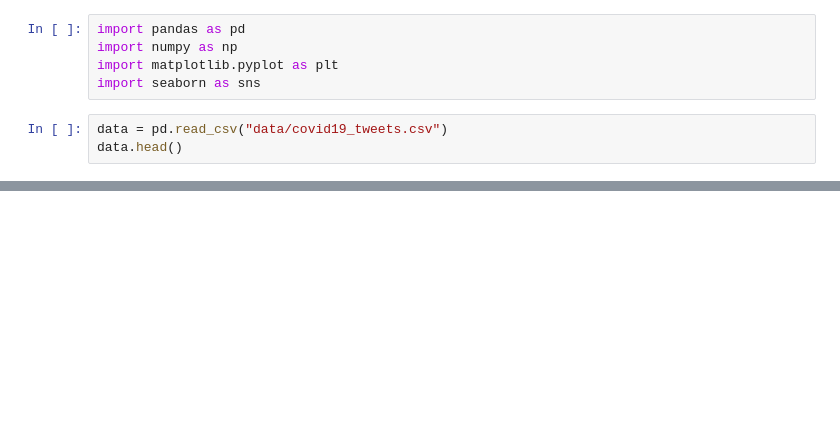
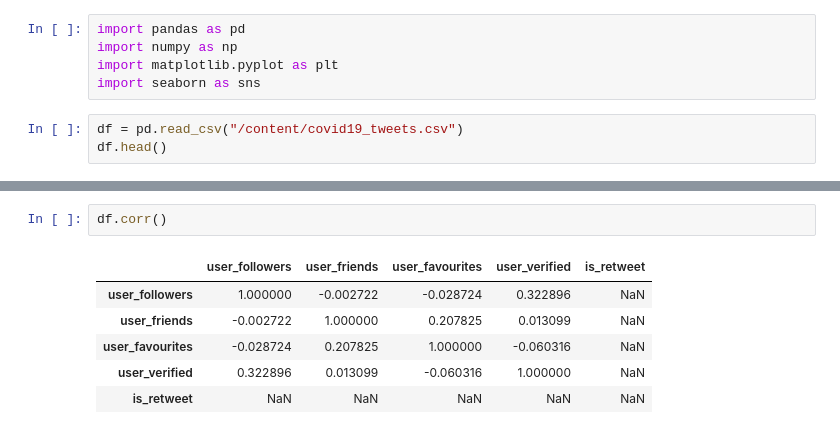
Before and after one commit to Jose-AE/TC1002S, a Jupyter notebook: Heatmap.ipynb, the cells around one changed output, grey strips where cells are left out. Drawn from its saved outputs; the diff is of its cells as text; blank space fills up the shorter version.

```diff
--- a/Heatmap.ipynb
+++ b/Heatmap.ipynb
@@ -4,8 +11,8 @@ import numpy as np
 import matplotlib.pyplot as plt
 import seaborn as sns
 # %%
-data = pd.read_csv("data/covid19_tweets.csv")
-data.head()
+df = pd.read_csv("/content/covid19_tweets.csv")
+df.head()
 # %% [output]
 |  | user_name | user_location | user_description | user_created | user_followers | user_friends | ... |
 | 0 | ᏉᎥ☻լꂅϮ | astroworld | wednesday addams as a disney prin... | 2017-05-26 05:46:42 | 624 | 950 | ... |
@@ -13,5 +20,14 @@ data.head()
 | 2 | Time4fisticuffs | Pewee Valley, KY | #Christian #Catholic #Conservativ... | 2009-02-28 18:57:41 | 9275 | 9525 | ... |
 | 3 | ethel mertz | Stuck in the Middle | #Browns #Indians #ClevelandProud ... | 2019-03-07 01:45:06 | 197 | 987 | ... |
 | 4 | DIPR-J&K | Jammu and Kashmir | 🖊️Official Twitter handle of Depa... | 2017-02-12 06:45:15 | 101009 | 168 | ... |
+# %%
+df.corr()
+# %% [output]
+|  | user_followers | user_friends | user_favourites | user_verified | is_retweet |
+| user_followers | 1.000000 | -0.002722 | -0.028724 | 0.322896 | NaN |
+| user_friends | -0.002722 | 1.000000 | 0.207825 | 0.013099 | NaN |
+| user_favourites | -0.028724 | 0.207825 | 1.000000 | -0.060316 | NaN |
+| user_verified | 0.322896 | 0.013099 | -0.060316 | 1.000000 | NaN |
+| is_retweet | NaN | NaN | NaN | NaN | NaN |
 # %%
 df = pd.DataFrame(
```
Also changed, not shown: parts of 11 cells of this notebook.
